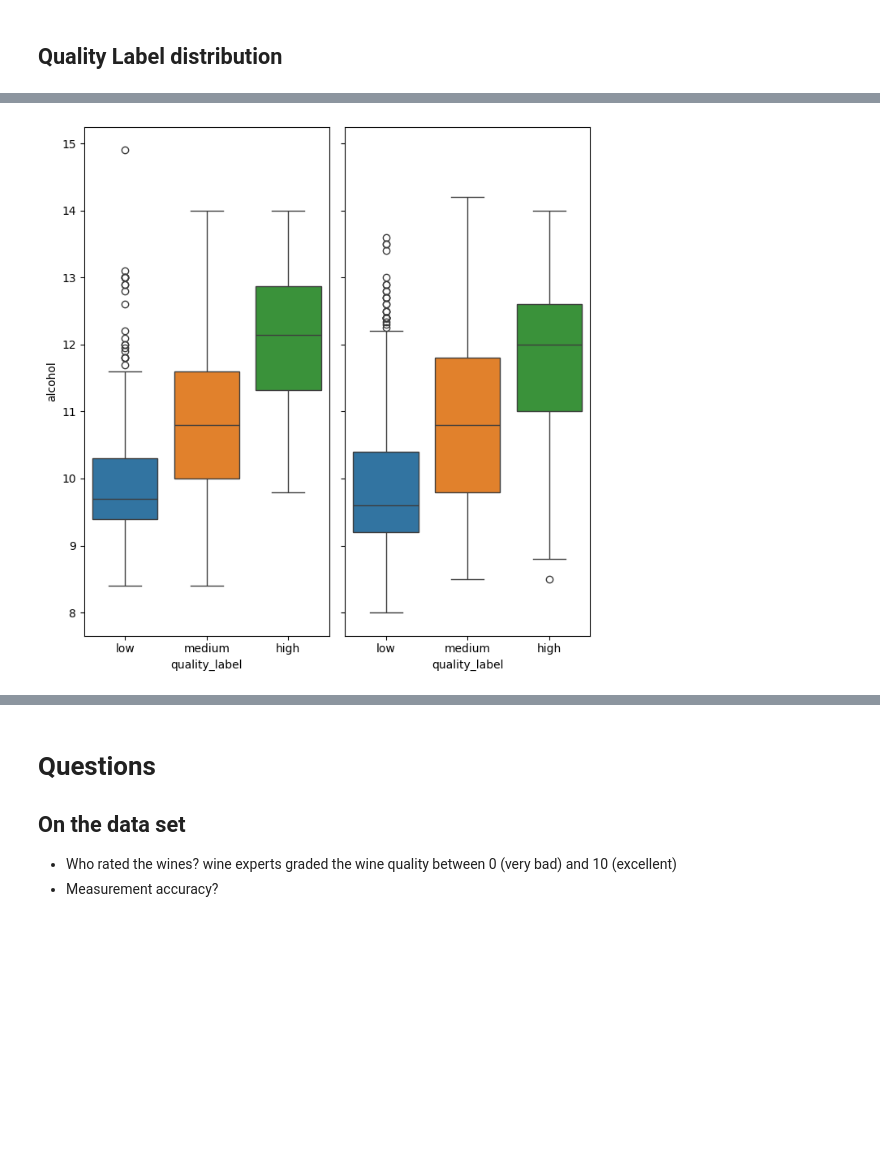
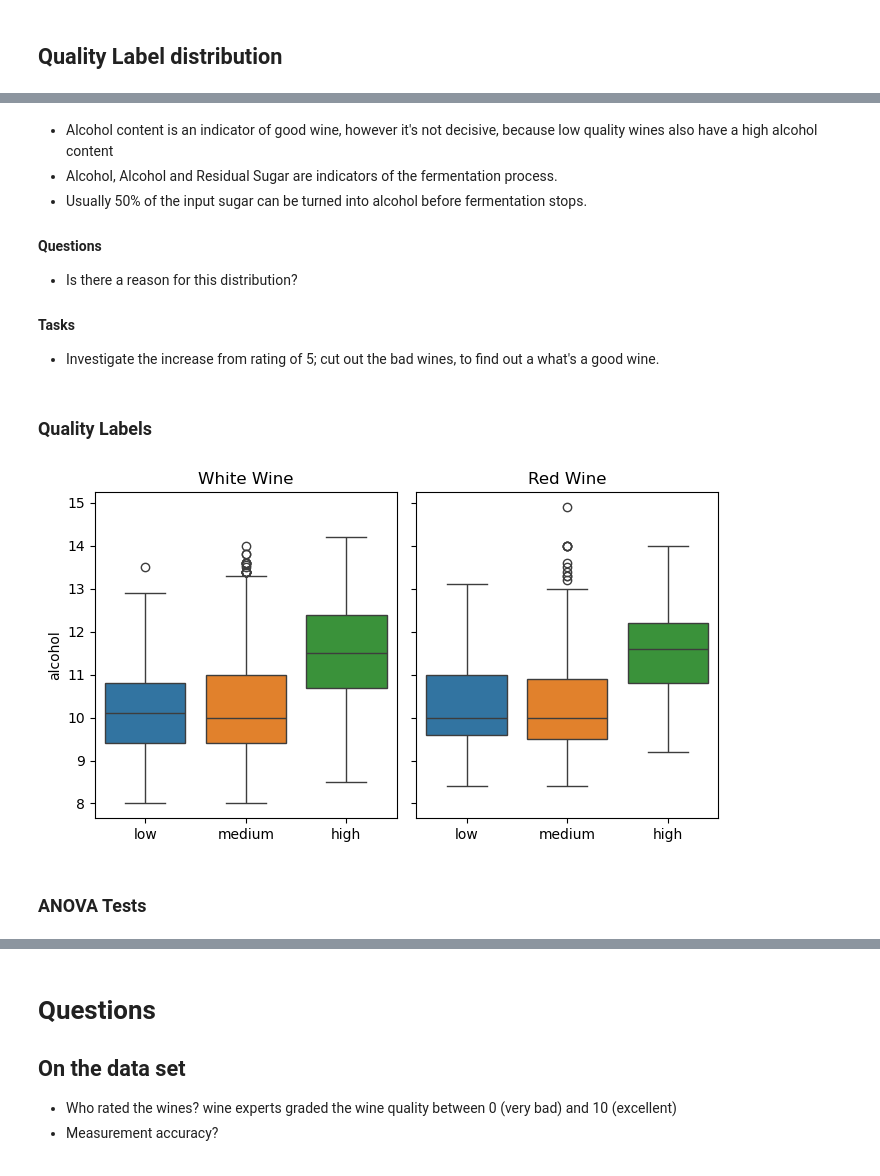
Before and after one commit to olemir/data-analysis-on-wine, a Jupyter notebook: notebooks/project-2_wine-quality.ipynb, the cells around one changed output, grey strips where cells are left out. Saved outputs shown, nothing was run; the diff lists cells and outputs as text; code cells hidden in the pictures; blank space fills up the shorter version.

```diff
--- a/notebooks/project-2_wine-quality.ipynb
+++ b/notebooks/project-2_wine-quality.ipynb
@@ -216,18 +547,17 @@ Can there be a common quality label for red and white?
+# %%
+def map_quality_label(quality_rating):
+    pass
+map_quality_label = lambda value: 'low' if value < 5 else 'medium' if value < 7 else 'high'
+    # lambda value: 'low' if value <= 5 else 'medium' if value <= 7 else 'high'
 # %%
 # red
-wine_r['quality_label'] = wine_r['quality'].apply(lambda value: 'low'
-                                                  if value <= 5 else 'medium'
-                                                  if value <= 7 else 'high'
-                                                  )
+wine_r['quality_label'] = wine_r['quality'].apply(map_quality_label)
 
 # transform into categorical type
 wine_r['quality_label'] = pd.Categorical(wine_r['quality_label'], categories=['low', 'medium', 'high'])
 # %%
 # white
-wine_w['quality_label'] = wine_w['quality'].apply(lambda value: 'low'
-                                                  if value <= 5 else 'medium'
-                                                  if value <= 7 else 'high'
-                                                  )
+wine_w['quality_label'] = wine_w['quality'].apply(map_quality_label)
 
 # transform into categorical type
 wine_w['quality_label'] = pd.Categorical(wine_w['quality_label'], categories=['low', 'medium', 'high'])
@@ -563,12 +1043,32 @@ sns.boxplot(wine_w, y='alcohol', x='quality', ax=ax[1])
+# %% [markdown]
+- Alcohol content is an indicator of good wine, however it's not decisive, because low quality wines also have a high alcohol content
+- Alcohol, Alcohol and Residual Sugar are indicators of the fermentation process.
+- Usually 50% of the input sugar can be turned into alcohol before fermentation stops.
+
+#### Questions
+- Is there a reason for this distribution?
+
+#### Tasks
+- Investigate the increase from rating of 5; cut out the bad wines, to find out a what's a good wine.
+# %% [markdown]
+### Quality Labels
 # %%
-fig, ax = plt.subplots(1, 2, figsize=(7,7), sharex=True, sharey=True)
+fig, ax = plt.subplots(1, 2, figsize=(7,4), sharex=True, sharey=True)
 ax = ax.flatten()
 
 # sns.boxplot(wine_r, x='quality', y='alcohol', ax=ax[0])
 # sns.boxplot(wine_w, x='quality', y='alcohol', ax=ax[1])
-sns.boxplot(wine_r, x='quality_label', y='alcohol', hue='quality_label', ax=ax[0])
-sns.boxplot(wine_w, x='quality_label', y='alcohol', hue='quality_label', ax=ax[1])
+sns.boxplot(wine_w, x='quality_label', y='alcohol', hue='quality_label', ax=ax[0])
+sns.boxplot(wine_r, x='quality_label', y='alcohol', hue='quality_label', ax=ax[1])
+
+ax[0].set_title('White Wine')
+ax[0].set_xlabel('')
+
+ax[1].set_title('Red Wine')
+ax[1].set_xlabel('')
 
 plt.tight_layout()
 # %% [output]
-[figure, old version]
+[figure, new version]
+# %% [markdown]
+### ANOVA Tests
```
Also changed, not shown: parts of 102 cells of this notebook.
